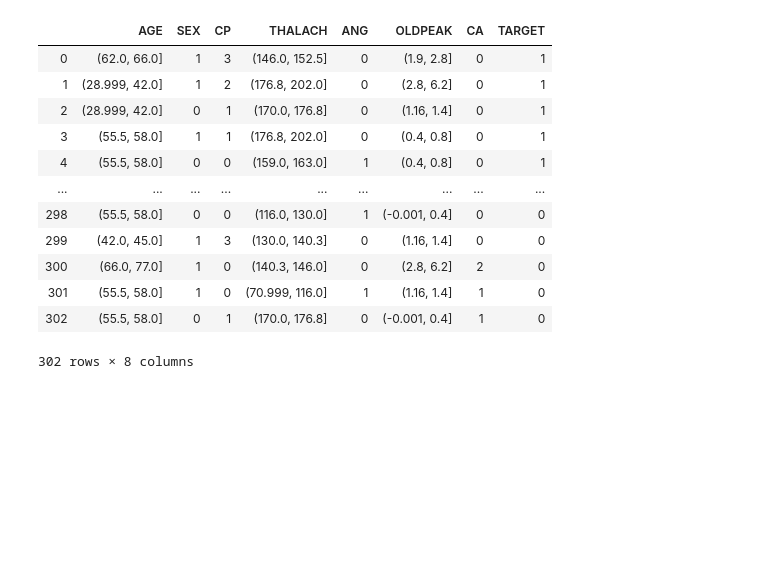
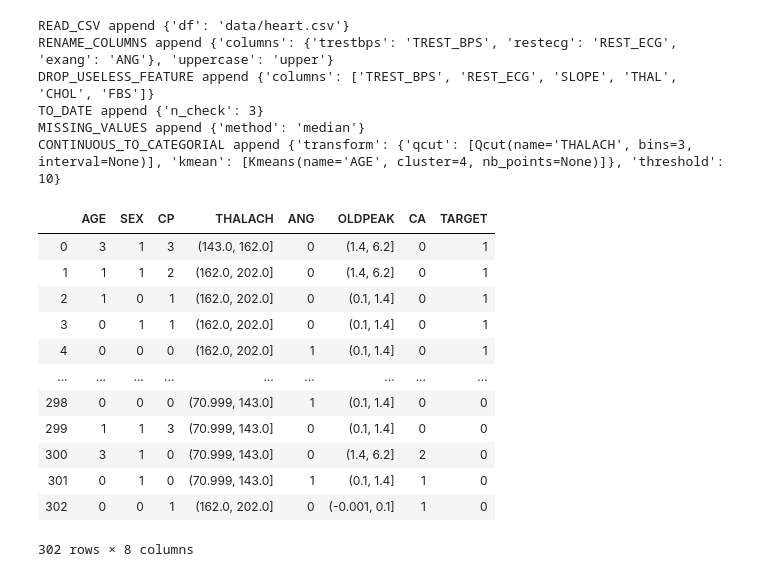
Before and after one commit to kcelia/Bayesian_Network, a Jupyter notebook: Cleaning_Dataframe.ipynb, the cells around one changed output. Saved outputs shown, nothing was run; the diff lists cells and outputs as text; code cells hidden in the pictures; blank space fills up the shorter version.

```diff
--- a/Cleaning_Dataframe.ipynb
+++ b/Cleaning_Dataframe.ipynb
@@ -41,0 +35,3 @@ def read_file(filename: str="data/corona.csv") -> pd.core.frame.DataFrame:
+# %%
+Q = namedtuple('Qcut', ['name', 'bins', "interval"], defaults=[None])
+K = namedtuple('Kmeans', ['name', 'cluster', 'nb_points'], defaults=[None])
@@ -238,32 +454,37 @@ class ProcessingC:
 # %%
-# Example execution
-#
-p = ProcessingC() \
-    .read_csv(df="data/heart.csv") \
-    .rename_columns(
-        columns={"trestbps": "TREST_BPS", "restecg":"REST_ECG", "exang":"ANG"},
-        uppercase="upper") \
-    .drop_useless_feature(columns=['TREST_BPS', 'REST_ECG', 'SLOPE',  'THAL', 'CHOL', 'FBS']) \
-    .to_date(n=3) \
-    .missing_values(method="median") \
-    .continuous_to_categorial(
-        transform={'qcut': [("THALACH", 3)], "kmean": [("AGE", 4)]},
-        interval=30,
-        threshold=10) \
-    .fit()
+# Example execution 7
 
+# Another way to call ProcessingC
+p = ProcessingDataFrame(steps={
+    'read_csv':
+        {'df': "data/heart.csv"},
+    'rename_columns':
+        {'columns': {"trestbps": "TREST_BPS", "restecg":"REST_ECG", "exang":"ANG"}, 'uppercase': "upper"},
+    'drop_useless_feature':
+        {'columns': ['TREST_BPS', 'REST_ECG', 'SLOPE',  'THAL', 'CHOL', 'FBS']},
+    'to_date': {'n_check': 3},
+    'missing_values': {'method': "median"},
+    'continuous_to_categorial':
+        {'transform': {'qcut': [Q("THALACH", bins=3)], "kmean": [K("AGE", cluster=4)]}, 'threshold': 10}
+}).fit()
 p.data
 # %% [output]
+READ_CSV append {'df': 'data/heart.csv'}
+RENAME_COLUMNS append {'columns': {'trestbps': 'TREST_BPS', 'restecg': 'REST_ECG', 'exang': 'ANG'}, 'uppercase': 'upper'}
+DROP_USELESS_FEATURE append {'columns': ['TREST_BPS', 'REST_ECG', 'SLOPE', 'THAL', 'CHOL', 'FBS']}
+TO_DATE append {'n_check': 3}
+MISSING_VALUES append {'method': 'median'}
+CONTINUOUS_TO_CATEGORIAL append {'transform': {'qcut': [Qcut(name='THALACH', bins=3, interval=None)], 'kmean': [Kmeans(name='AGE', cluster=4, nb_points=None)]}, 'threshold': 10}
 |  | AGE | SEX | CP | THALACH | ANG | OLDPEAK | CA | TARGET |
-| 0 | (62.0, 66.0] | 1 | 3 | (146.0, 152.5] | 0 | (1.9, 2.8] | 0 | 1 |
-| 1 | (28.999, 42.0] | 1 | 2 | (176.8, 202.0] | 0 | (2.8, 6.2] | 0 | 1 |
-| 2 | (28.999, 42.0] | 0 | 1 | (170.0, 176.8] | 0 | (1.16, 1.4] | 0 | 1 |
-| 3 | (55.5, 58.0] | 1 | 1 | (176.8, 202.0] | 0 | (0.4, 0.8] | 0 | 1 |
-| 4 | (55.5, 58.0] | 0 | 0 | (159.0, 163.0] | 1 | (0.4, 0.8] | 0 | 1 |
+| 0 | 3 | 1 | 3 | (143.0, 162.0] | 0 | (1.4, 6.2] | 0 | 1 |
+| 1 | 1 | 1 | 2 | (162.0, 202.0] | 0 | (1.4, 6.2] | 0 | 1 |
+| 2 | 1 | 0 | 1 | (162.0, 202.0] | 0 | (0.1, 1.4] | 0 | 1 |
+| 3 | 0 | 1 | 1 | (162.0, 202.0] | 0 | (0.1, 1.4] | 0 | 1 |
+| 4 | 0 | 0 | 0 | (162.0, 202.0] | 1 | (0.1, 1.4] | 0 | 1 |
 | ... | ... | ... | ... | ... | ... | ... | ... | ... |
-| 298 | (55.5, 58.0] | 0 | 0 | (116.0, 130.0] | 1 | (-0.001, 0.4] | 0 | 0 |
-| 299 | (42.0, 45.0] | 1 | 3 | (130.0, 140.3] | 0 | (1.16, 1.4] | 0 | 0 |
-| 300 | (66.0, 77.0] | 1 | 0 | (140.3, 146.0] | 0 | (2.8, 6.2] | 2 | 0 |
-| 301 | (55.5, 58.0] | 1 | 0 | (70.999, 116.0] | 1 | (1.16, 1.4] | 1 | 0 |
-| 302 | (55.5, 58.0] | 0 | 1 | (170.0, 176.8] | 0 | (-0.001, 0.4] | 1 | 0 |
+| 298 | 0 | 0 | 0 | (70.999, 143.0] | 1 | (0.1, 1.4] | 0 | 0 |
+| 299 | 1 | 1 | 3 | (70.999, 143.0] | 0 | (0.1, 1.4] | 0 | 0 |
+| 300 | 3 | 1 | 0 | (70.999, 143.0] | 0 | (1.4, 6.2] | 2 | 0 |
+| 301 | 0 | 1 | 0 | (70.999, 143.0] | 1 | (0.1, 1.4] | 1 | 0 |
+| 302 | 0 | 0 | 1 | (162.0, 202.0] | 0 | (-0.001, 0.1] | 1 | 0 |
-302 rows × 8 columns
+302 rows × 8 columns
```
Also changed, not shown: parts of 15 cells of this notebook.
